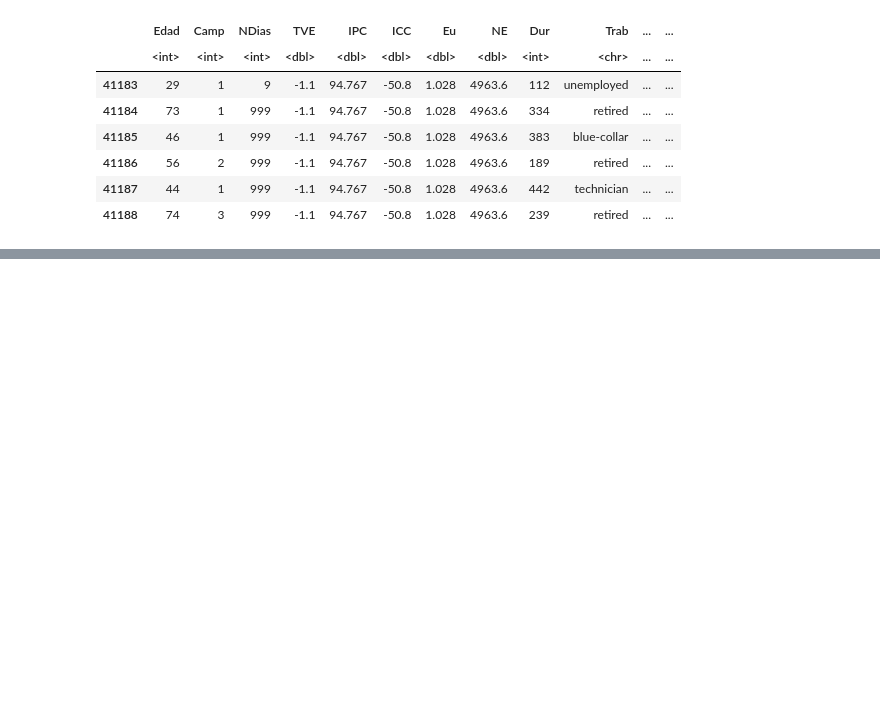
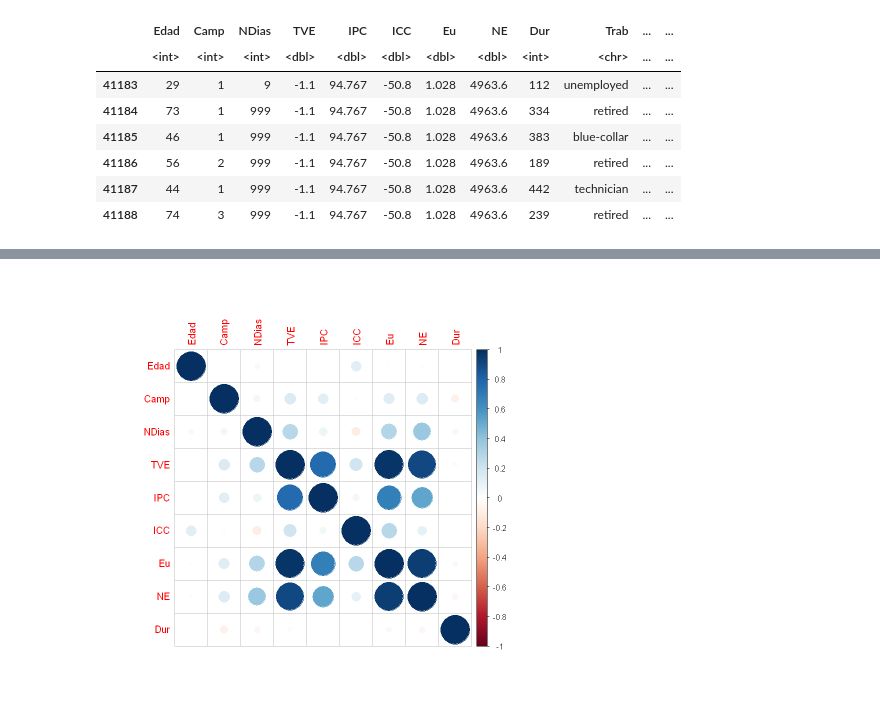
Before and after one commit to LotusZaheer/Trabajo_Muestreo-Interferencia, a Jupyter notebook: Tarea 2/Muestreo-Interfererncia.ipynb, the cells around one changed output, grey strips where cells are left out. Saved outputs shown, nothing was run; the diff lists cells and outputs as text; code cells hidden in the pictures; blank space fills up the shorter version.

```diff
--- a/Tarea 2/Muestreo-Interfererncia.ipynb
+++ b/Tarea 2/Muestreo-Interfererncia.ipynb
@@ -187,0 +282,4 @@ A data.frame: 6 × 21
+# %%
+install.packages('corrplot')
+library(corrplot)
+C<-cor(R[,1:9]) #Continuos
@@ -187,0 +296,4 @@ A data.frame: 6 × 21
+# %%
+corrplot(C, method="circle")
+# %% [output]
+[figure, added]
```
Also changed, not shown: parts of 10 cells of this notebook.
